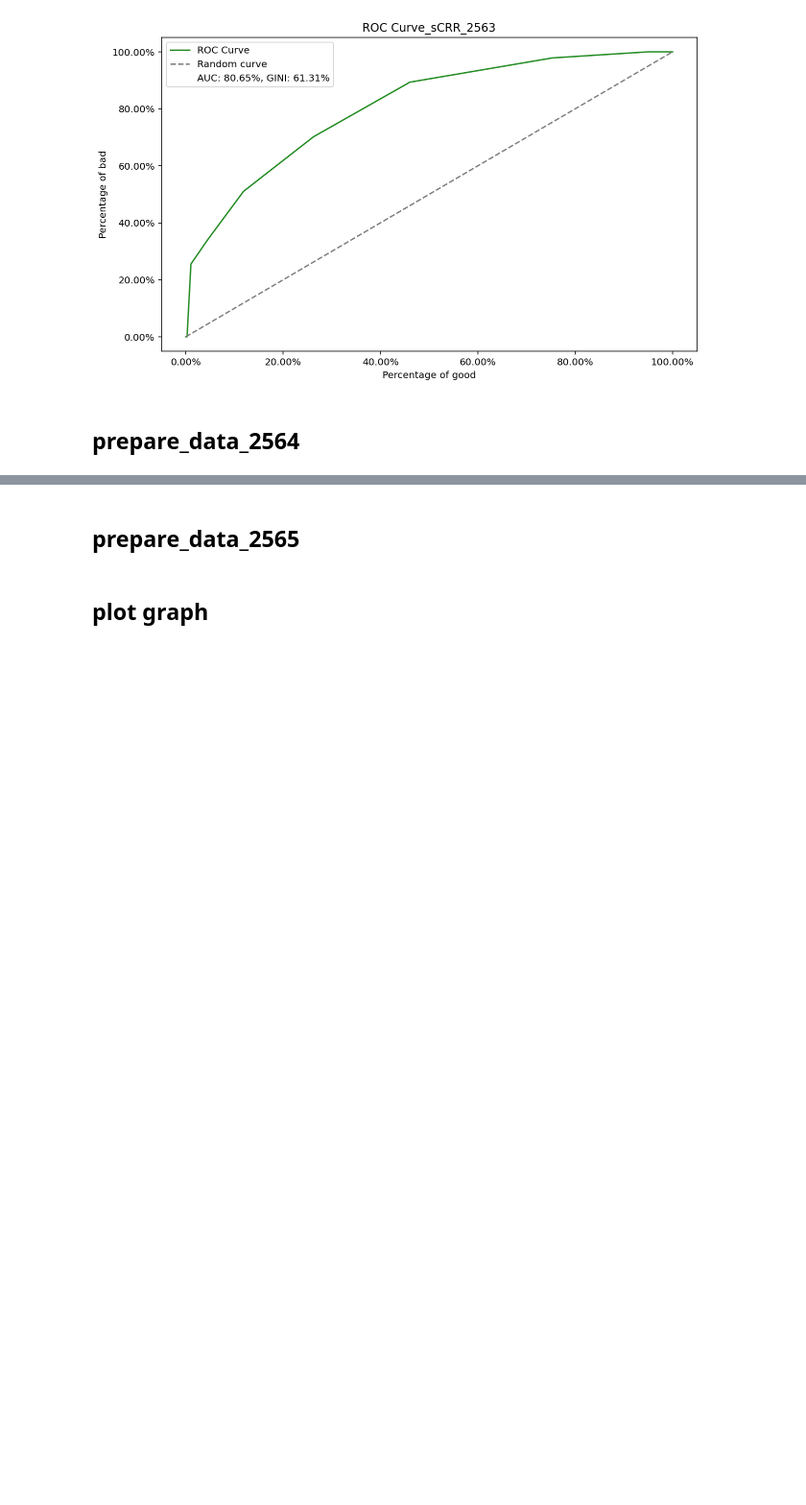
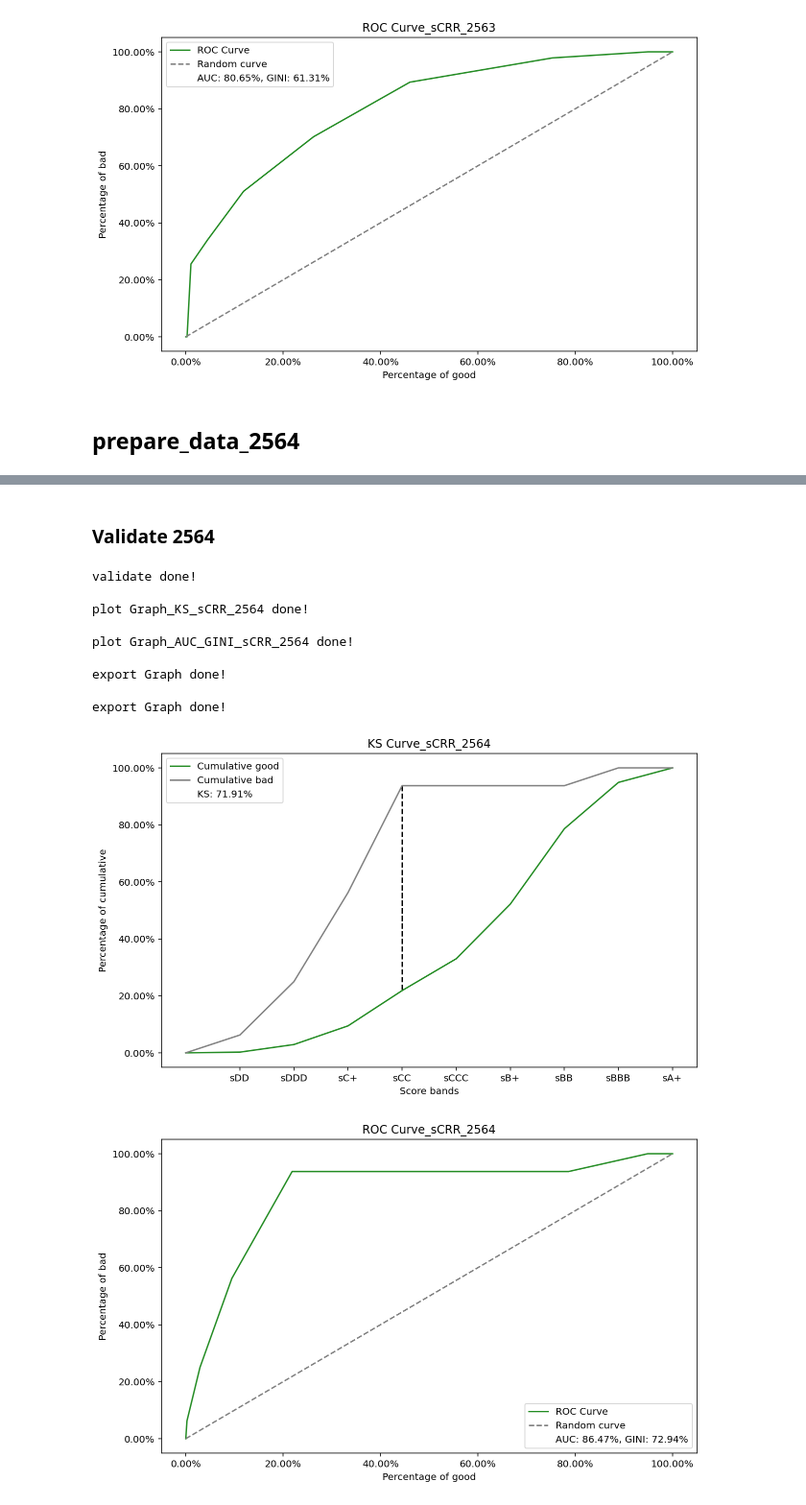
Before and after one commit to Taecpy/CRR-validate, a Jupyter notebook: CRR_validate.ipynb, the cells around one changed output, grey strips where cells are left out. Shown: that part at 96% size. Drawn from its saved outputs; the diff is of its cells as text; code cells hidden in the pictures; blank space fills up the shorter version.

```diff
--- a/CRR_validate.ipynb
+++ b/CRR_validate.ipynb
@@ -350,4 +334,0 @@ backup data file '2564' done!
-# %% [markdown]
-## prepare_data_2565
-# %% [markdown]
-## plot graph
@@ -379,0 +335,41 @@ export_Graph(AUC_GINI_sCRR_2563)
+# %% [markdown]
+### Validate 2564
+# %%
+### Medium && Large CRR
+df_CRR_2564 = df_2564[~df_2564['Grade'].str.contains('[s,S]')]
+### Small CRR
+df_sCRR_2564 = df_2564[df_2564['Grade'].str.contains('[s,S]')]
+### CRR
+CRR_2564 = pd.pivot_table(df_CRR_2564, values='CUST_ID', index=['Grade'],columns=['FlagGB'], aggfunc='count')
+CRR_2564.reset_index(inplace=True)
+CRR_2564.set_index([pd.Index([0,3,2,1,6,5,4,8,7])],inplace = True)
+CRR_2564.fillna(0,inplace=True)
+CRR_2564 =  validate(CRR_2564)
+KS_CRR_2564 = plot_KS(CRR_2564)
+AUC_GINI_CRR_2564 = plot_AUC_GINI(CRR_2564)
+## For export Graph
+# export_Graph(KS_CRR_2564)
+# export_Graph(AUC_GINI_CRR_2564)
+### Small CRR
+sCRR_2564 = pd.pivot_table(df_sCRR_2564, values='CUST_ID', index=['Grade'],columns=['FlagGB'], aggfunc='count')
+sCRR_2564.reset_index(inplace=True)
+sCRR_2564.set_index([pd.Index([0,3,2,1,6,5,4,8,7])],inplace = True)
+sCRR_2564.fillna(0,inplace=True)
+sCRR_2564 =  validate(sCRR_2564)
+KS_sCRR_2564 = plot_KS(sCRR_2564)
+AUC_GINI_sCRR_2564 = plot_AUC_GINI(sCRR_2564)
+### For export Graph
+# export_Graph(KS_sCRR_2564)
+# export_Graph(AUC_GINI_sCRR_2564)
+# %% [output]
+validate done!
+
+plot Graph_KS_sCRR_2564 done!
+
+plot Graph_AUC_GINI_sCRR_2564 done!
+
+export Graph done!
+
+export Graph done!
+[figure, added]
+[figure, added]
```
Also changed, not shown: parts of 6 cells of this notebook.
